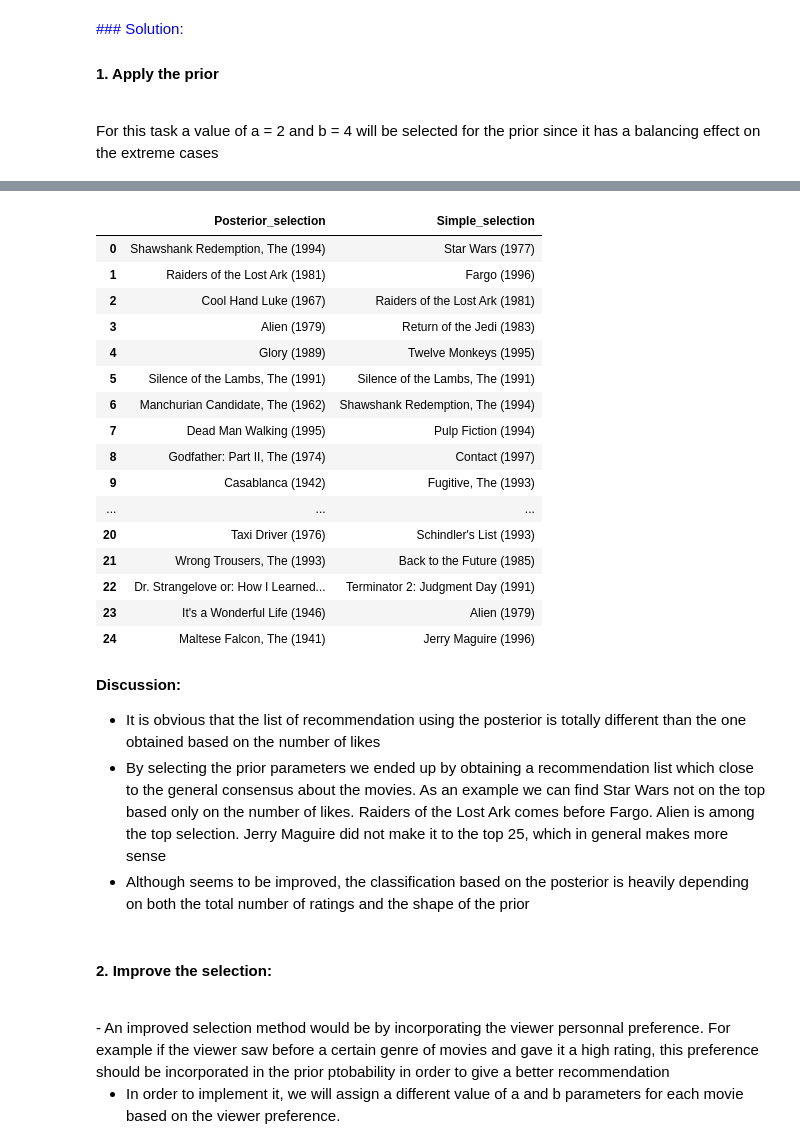
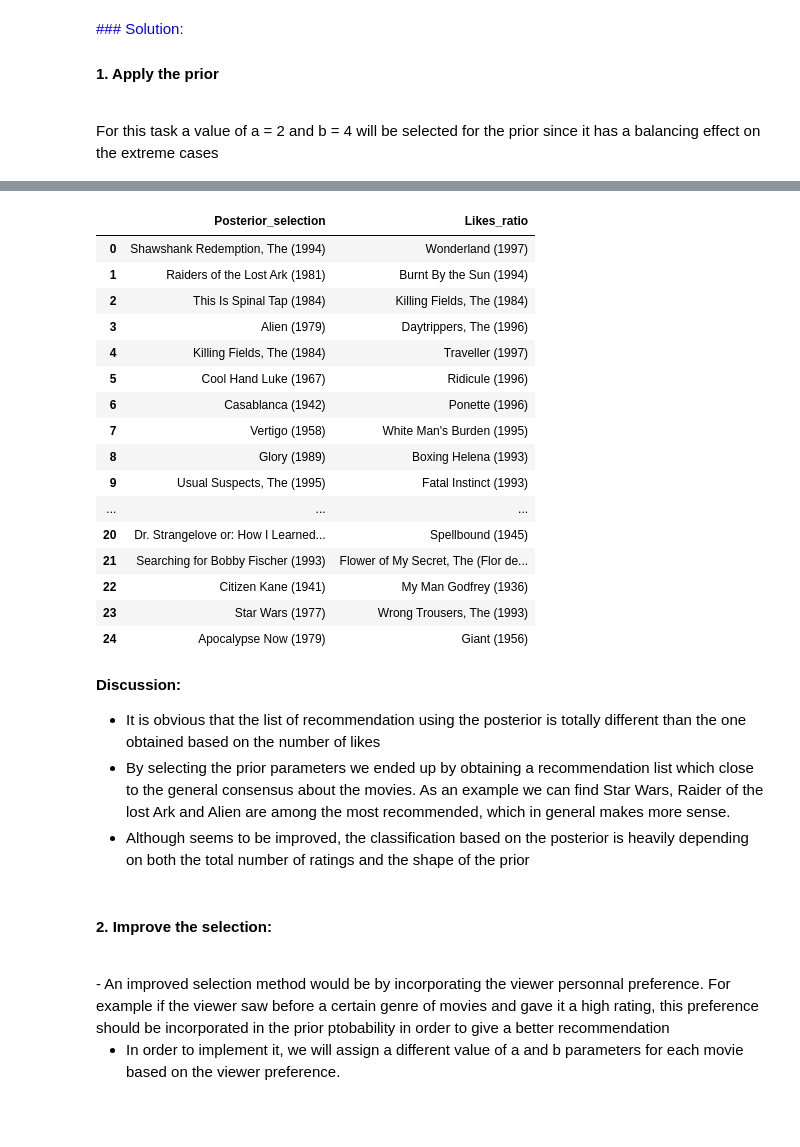
Before and after one commit to alokkshukla/cs109-2, a Jupyter notebook: HW6/Bassily_Hany_cse109a_HW6.ipynb, the cells around one changed output, grey strips where cells are left out. Drawn from its saved outputs; the diff is of its cells as text; code cells hidden in the pictures; blank space fills up the shorter version.

```diff
--- a/HW6/Bassily_Hany_cse109a_HW6.ipynb
+++ b/HW6/Bassily_Hany_cse109a_HW6.ipynb
@@ -725,43 +727,43 @@ ranked_post.head(25)
 # %%
 # Compare with list in (a):
 # ------------------------
 
 # dimension of the comparison data frame
 n = data_movie.shape[0]
 
 # Extract the information from the two data frames
 posteriors = ranked_post.movie_name.values.reshape(n,1)
-simple     = ranking_simple.names.values.reshape(n,1)
+prob      = ranked_prob.movie_name.values.reshape(n,1)
 
 # merge them in a single array
-post_array = np.concatenate((posteriors , simple) , axis = 1)
+post_array = np.concatenate((posteriors , prob) , axis = 1)
 
 # Construct the data frame and display the result
-post_df = pd.DataFrame(post_array , columns = ['Posterior_selection' , 'Simple_selection'])
+post_df = pd.DataFrame(post_array , columns = ['Posterior_selection' , 'Likes_ratio'])
 post_df.head(25)
 # %% [output]
-|  | Posterior_selection | Simple_selection |
-| 0 | Shawshank Redemption, The (1994) | Star Wars (1977) |
-| 1 | Raiders of the Lost Ark (1981) | Fargo (1996) |
-| 2 | Cool Hand Luke (1967) | Raiders of the Lost Ark (1981) |
-| 3 | Alien (1979) | Return of the Jedi (1983) |
-| 4 | Glory (1989) | Twelve Monkeys (1995) |
-| 5 | Silence of the Lambs, The (1991) | Silence of the Lambs, The (1991) |
-| 6 | Manchurian Candidate, The (1962) | Shawshank Redemption, The (1994) |
-| 7 | Dead Man Walking (1995) | Pulp Fiction (1994) |
-| 8 | Godfather: Part II, The (1974) | Contact (1997) |
-| 9 | Casablanca (1942) | Fugitive, The (1993) |
+|  | Posterior_selection | Likes_ratio |
+| 0 | Shawshank Redemption, The (1994) | Wonderland (1997) |
+| 1 | Raiders of the Lost Ark (1981) | Burnt By the Sun (1994) |
+| 2 | This Is Spinal Tap (1984) | Killing Fields, The (1984) |
+| 3 | Alien (1979) | Daytrippers, The (1996) |
+| 4 | Killing Fields, The (1984) | Traveller (1997) |
+| 5 | Cool Hand Luke (1967) | Ridicule (1996) |
+| 6 | Casablanca (1942) | Ponette (1996) |
+| 7 | Vertigo (1958) | White Man's Burden (1995) |
+| 8 | Glory (1989) | Boxing Helena (1993) |
+| 9 | Usual Suspects, The (1995) | Fatal Instinct (1993) |
 | ... | ... | ... |
-| 20 | Taxi Driver (1976) | Schindler's List (1993) |
-| 21 | Wrong Trousers, The (1993) | Back to the Future (1985) |
-| 22 | Dr. Strangelove or: How I Learned... | Terminator 2: Judgment Day (1991) |
-| 23 | It's a Wonderful Life (1946) | Alien (1979) |
-| 24 | Maltese Falcon, The (1941) | Jerry Maguire (1996) |
+| 20 | Dr. Strangelove or: How I Learned... | Spellbound (1945) |
+| 21 | Searching for Bobby Fischer (1993) | Flower of My Secret, The (Flor de... |
+| 22 | Citizen Kane (1941) | My Man Godfrey (1936) |
+| 23 | Star Wars (1977) | Wrong Trousers, The (1993) |
+| 24 | Apocalypse Now (1979) | Giant (1956) |
 # %% [markdown]
 **Discussion:**
 
  - It is obvious that the list of recommendation using the posterior is totally different than the one obtained based on the number of likes
- - By selecting the prior parameters we ended up by obtaining a recommendation list which close to the general consensus about the movies. As an example we can find Star Wars not on the top based only on the number of likes. Raiders of the Lost Ark comes before Fargo. Alien is among the top selection. Jerry Maguire did not make it to the top 25,  which in general makes more sense
+ - By selecting the prior parameters we ended up by obtaining a recommendation list which close to the general consensus about the movies. As an example we can find Star Wars, Raider of the lost Ark and Alien are among the most recommended,  which in general makes more sense.
  - Although  seems to be improved, the classification based on the posterior is heavily depending on both the total number of ratings and the shape of the prior
 # %% [markdown]
 #### 2. Improve the selection:
```
Also changed, not shown: parts of 29 cells of this notebook.
